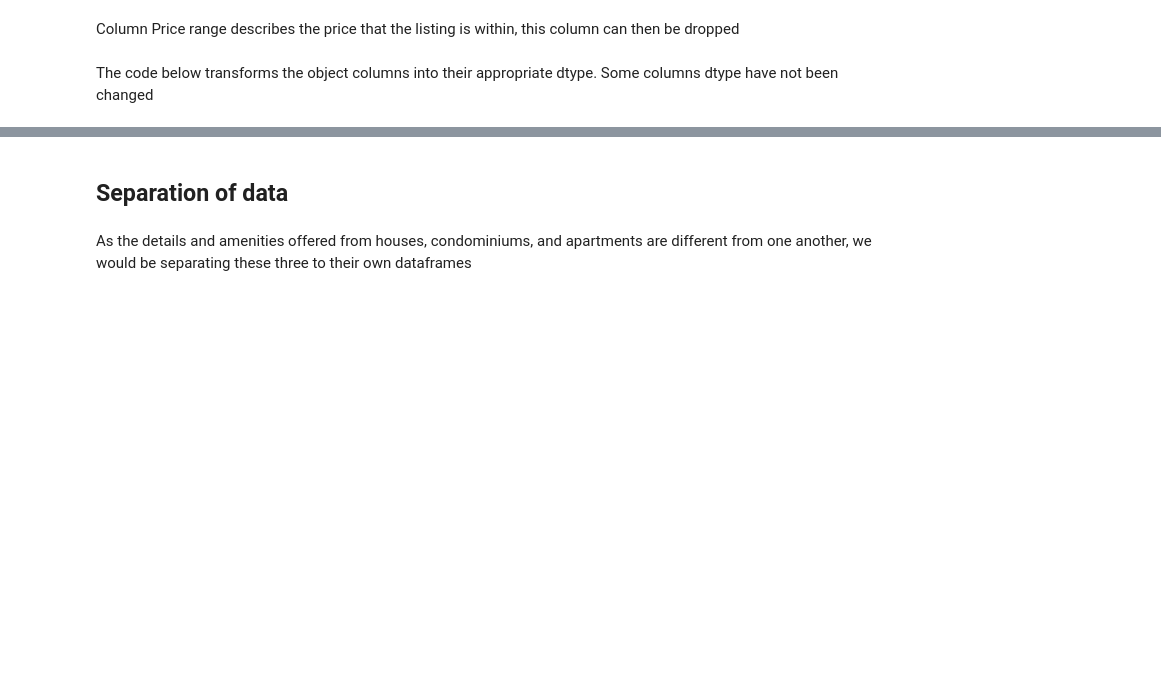
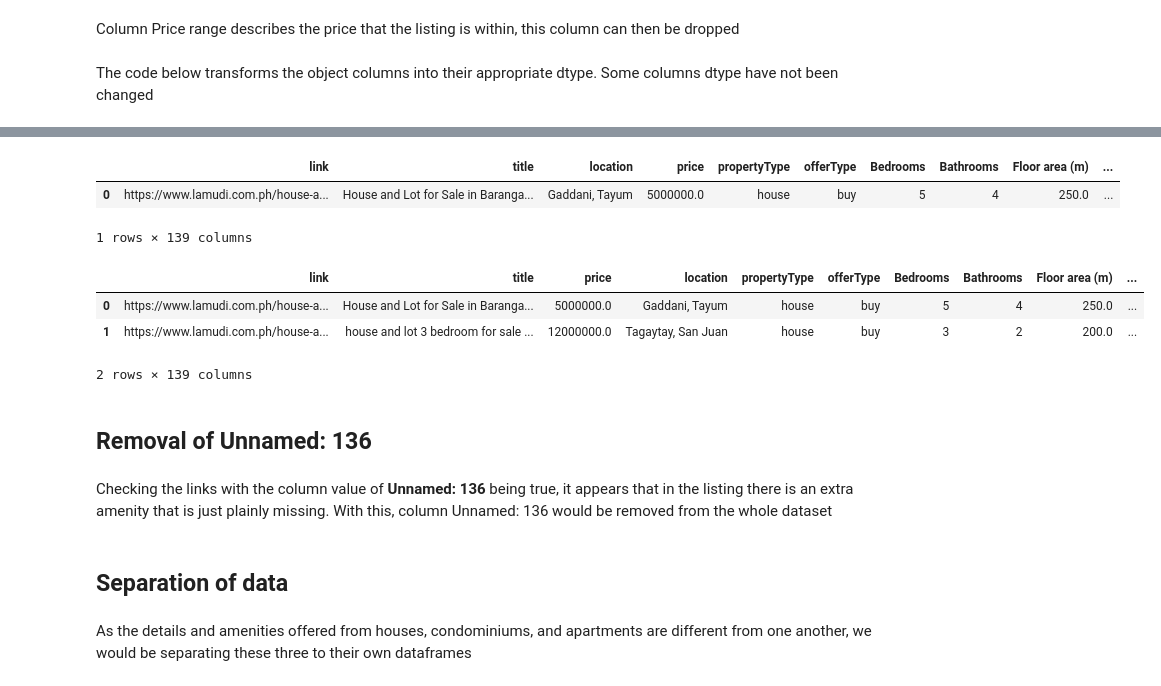
Before and after one commit to aronnicksnts/Ph-Real-Estate, a Jupyter notebook: dataCleaning.ipynb, the cells around one changed output, grey strips where cells are left out. Drawn from its saved outputs; the diff is of its cells as text; code cells hidden in the pictures; blank space fills up the shorter version.

Commit message:
Updated Data Cleaning

```diff
--- a/dataCleaning.ipynb
+++ b/dataCleaning.ipynb
@@ -373,0 +383,41 @@ whole_data.drop(['Unnamed: 136'], axis = 1, inplace=True)
+# %%
+whole_data.head(1)
+# %% [output]
+|  | link | title | location | price | propertyType | offerType | Bedrooms | Bathrooms | Floor area (m) | ... |
+| 0 | https://www.lamudi.com.ph/house-a... | House and Lot for Sale in Baranga... | Gaddani, Tayum | 5000000.0 | house | buy | 5 | 4 | 250.0 | ... |
+1 rows × 139 columns
+# %%
+whole_data.dropna(subset=['location'], inplace=True)
+# %%
+loc = []
+for location in whole_data['location']:
+    if "                                " in location:
+        location = location.split("                                ")[1]
+    loc.append(location.lstrip())
+#     if len(location.split(',')) == 2:
+#         location = location.split(',')
+
+#         # Removal of leading whitespaces in the string
+#         location[0] = location[0].lstrip()
+#         location[1] = location[1].lstrip()
+#         city.append(location[1])
+#         brgy.append(location[0])
+#     else:
+#         city.append(location)
+#         brgy.append(np.nan)
+
+# whole_data.insert(loc=3, column='city', value=city)
+# whole_data.insert(loc=4, column='barangay', value=brgy)
+whole_data.drop(['location'], axis=1, inplace=True)
+whole_data.insert(loc=3, column='location', value=loc)
+# %%
+whole_data.head(2)
+# %% [output]
+|  | link | title | price | location | propertyType | offerType | Bedrooms | Bathrooms | Floor area (m) | ... |
+| 0 | https://www.lamudi.com.ph/house-a... | House and Lot for Sale in Baranga... | 5000000.0 | Gaddani, Tayum | house | buy | 5 | 4 | 250.0 | ... |
+| 1 | https://www.lamudi.com.ph/house-a... | house and lot 3 bedroom for sale ... | 12000000.0 | Tagaytay, San Juan | house | buy | 3 | 2 | 200.0 | ... |
+2 rows × 139 columns
+# %% [markdown]
+## Removal of Unnamed: 136
+# %% [markdown]
+Checking the links with the column value of **Unnamed: 136** being true, it appears that in the listing there is an extra amenity that is just plainly missing. With this, column Unnamed: 136 would be removed from the whole dataset
```
Also changed, not shown: parts of 64 cells of this notebook.
